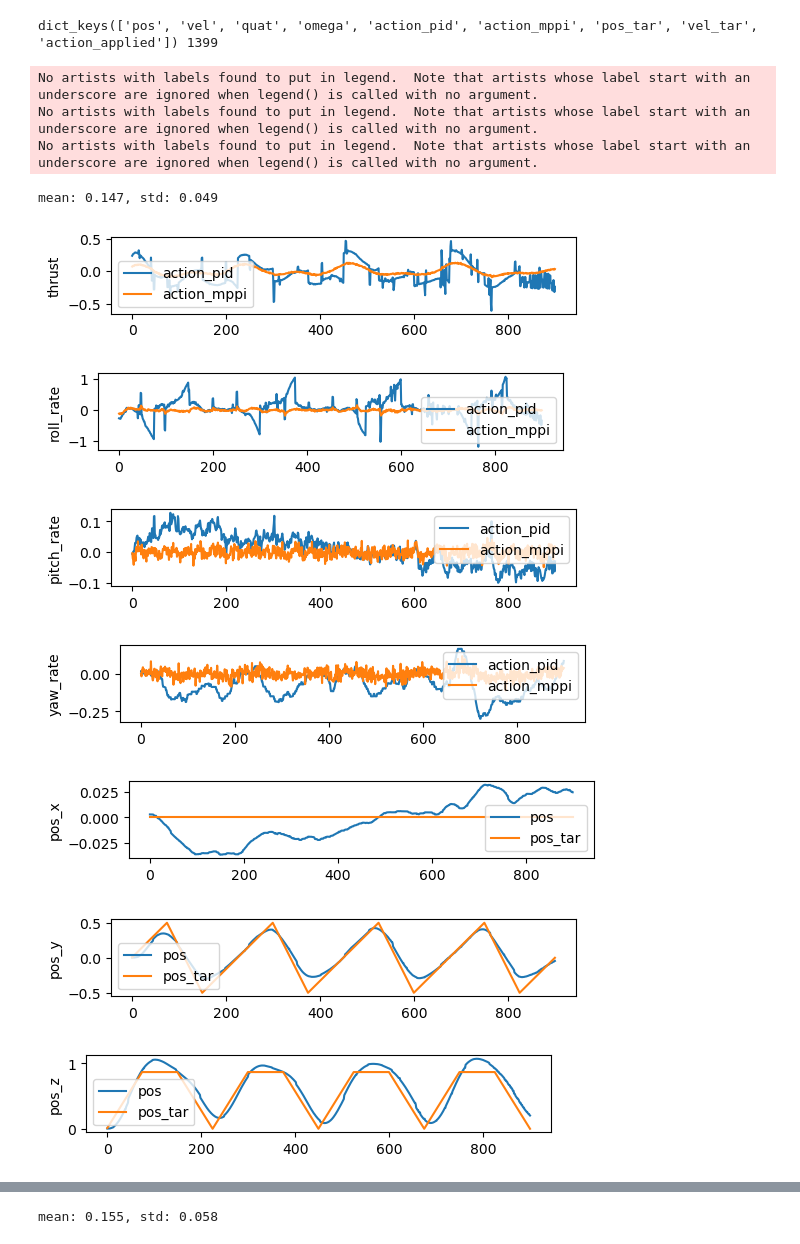
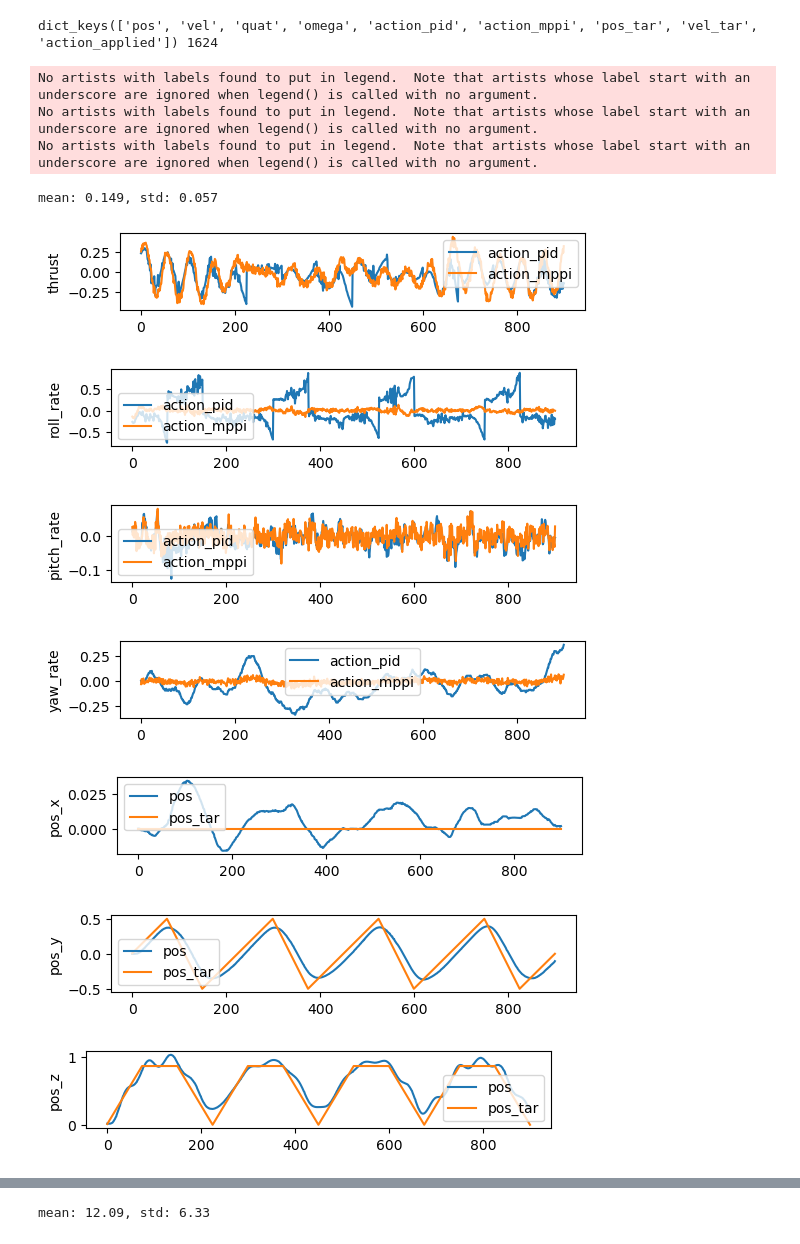
Before and after one commit to jc-bao/crazyswarm2-adaptive, a Jupyter notebook: utils/crazyflie-firmware-adaptive/tools/usdlog/plot.ipynb, the cells around one changed output, grey strips where cells are left out. Saved outputs shown, nothing was run; the diff lists cells and outputs as text; code cells hidden in the pictures.

Commit message:
:flags: MPPI realworld experiment update1

```diff
--- a/utils/crazyflie-firmware-adaptive/tools/usdlog/plot.ipynb
+++ b/utils/crazyflie-firmware-adaptive/tools/usdlog/plot.ipynb
@@ -112,5 +121,5 @@ plt.legend()
 # %%
-path = "/home/pcy/Research/code/crazyswarm2-adaptive/cflog/att_pid_1117171241.txt"
+path = "/home/pcy/Research/code/crazyswarm2-adaptive/cflog/att_pid.txt"
 import pickle
 with open(path, 'rb') as f:
     data = pickle.load(f)
@@ -140,12 +149,12 @@ thrust = np.array(data['thrust'])
 print(pos_err.shape, vel_err.shape, err_i.shape, angle_err.shape, err_i_att.shape, time.shape, pos_cur.shape, vel_cur.shape, omega_cur.shape, ang_cur.shape, pos_tar.shape, vel_tar.shape, omega_tar.shape, ang_tar.shape)
 
 
-# plotxyz(time, [angle_err, err_i_att], ['angle_err', 'err_i_att'], [-0.01, 0.01])
-# plotxyz(time, [ang_cur, ang_tar], ['ang_cur', 'ang_tar'], [-0.2, 0.2])
-# plotxyz(time, [omega_cur, omega_tar], ['omega_cur', 'omega_tar'], [-1.0, 1.0])
+plotxyz(time, [angle_err, err_i_att], ['angle_err', 'err_i_att'])
+plotxyz(time, [ang_cur, ang_tar], ['ang_cur', 'ang_tar'])
+plotxyz(time, [omega_cur, omega_tar], ['omega_cur', 'omega_tar'])
 
-# plotxyz(time, [pos_cur, pos_tar], ['pos_cur', 'pos_tar'], [-2.0, 2.0])
-# plotxyz(time, [vel_cur, vel_tar], ['vel_cur', 'vel_tar'], [-2.0, 2.0])
+plotxyz(time, [pos_cur, pos_tar], ['pos_cur', 'pos_tar'])
+plotxyz(time, [vel_cur, vel_tar], ['vel_cur', 'vel_tar'])
 plotxyz(time[150:-150], [err_i[150:-150]], ['err_i'])
 
 # plt.figure(figsize=(10, 3))
@@ -303,8 +327,8 @@ import matplotlib.pyplot as plt
 import numpy as np
 import rowan
 
-# path = "/home/pcy/Research/code/crazyswarm2-adaptive/cflog/cfctl.txt"
-path = "/home/pcy/Research/code/crazyswarm2-adaptive/utils/scripts/mppi_02.txt"
+path = "/home/pcy/Research/code/crazyswarm2-adaptive/cflog/cfctl.txt"
+# path = "/home/pcy/Research/code/crazyswarm2-adaptive/utils/scripts/mppi_02.txt"
 import pickle
 with open(path, 'rb') as f:
     data = pickle.load(f)
@@ -347,39 +371,39 @@ end_step = (5+18)*50
 for i in range(4):
     plt.figure(figsize=(6, 1))
     plt.plot(action_pid[start_step:end_step, i], label='action_pid')
     plt.plot(action_mppi[start_step:end_step, i], label='action_mppi')
     plt.ylabel(['thrust', 'roll_rate', 'pitch_rate', 'yaw_rate'][i])
     # plt.plot(action_applied[:, i], label='action_applied')
     plt.legend()
 for i in range(3):
     plt.figure(figsize=(6, 1))
     plt.plot(pos[start_step:end_step, i], label='pos')
     plt.plot(pos_tar[start_step:end_step, i], label='pos_tar')
     plt.ylabel(['pos_x', 'pos_y', 'pos_z'][i])
     # plt.ylim([-1, 1])
     plt.legend()
 for i in range(3):
     plt.figure(figsize=(6, 1))
     plt.plot(vel[start_step:end_step, i])
     plt.plot(vel_tar[start_step:end_step, i], '--')
     plt.ylabel(['vel_x', 'vel_y', 'vel_z'][i])
     # plt.ylim([-1, 1])
     plt.legend()
 
 pos_err = (pos - pos_tar)[start_step:end_step, 1:]
 err = np.linalg.norm(pos_err, axis=1)
 mean, std = np.mean(err), np.std(err)
 print(f"mean: {mean:.3f}, std: {std:.3f}")
 # %% [output]
-dict_keys(['pos', 'vel', 'quat', 'omega', 'action_pid', 'action_mppi', 'pos_tar', 'vel_tar', 'action_applied']) 1399
+dict_keys(['pos', 'vel', 'quat', 'omega', 'action_pid', 'action_mppi', 'pos_tar', 'vel_tar', 'action_applied']) 1624
 No artists with labels found to put in legend.  Note that artists whose label start with an underscore are ignored when legend() is called with no argument.
 No artists with labels found to put in legend.  Note that artists whose label start with an underscore are ignored when legend() is called with no argument.
 No artists with labels found to put in legend.  Note that artists whose label start with an underscore are ignored when legend() is called with no argument.
-mean: 0.147, std: 0.049
+mean: 0.149, std: 0.057
-[figure, old version]
+[figure, new version]
-[figure, old version]
+[figure, new version]
-[figure, old version]
+[figure, new version]
-[figure, old version]
+[figure, new version]
-[figure, old version]
+[figure, new version]
-[figure, old version]
+[figure, new version]
-[figure, old version]
+[figure, new version]
@@ -396,17 +420,17 @@ pos_errs = []
 start_step = 5*50
 end_step = (5+18)*50
 for i in range(3):
-    path = f"/home/pcy/Research/code/crazyswarm2-adaptive/utils/scripts/mppi_0{i+1}.txt"
+    path = f"/home/pcy/Research/code/crazyswarm2-adaptive/utils/scripts/covo_0{i+1}.txt"
     with open(path, 'rb') as f:
         data = pickle.load(f)
     pos = np.array([d['pos'] for d in data])[start_step:end_step, 1:]
     pos_tar = np.array([d['pos_tar'] for d in data])[start_step:end_step, 1:]
     pos_errs.append(np.linalg.norm(pos - pos_tar, axis=1))
-pos_errs = np.concatenate(pos_errs, axis=0)
+pos_errs = np.concatenate(pos_errs, axis=0)*100
 mean, std = np.mean(pos_errs), np.std(pos_errs)
-print(f"mean: {mean:.3f}, std: {std:.3f}")
+print(f"mean: {mean:.2f}, std: {std:.2f}")
 # %% [output]
-mean: 0.155, std: 0.058
+mean: 12.09, std: 6.33
 # %%
 import cfusdlog
 import matplotlib.pyplot as plt
```
Also changed, not shown: parts of 3 cells of this notebook, 5 other files.
